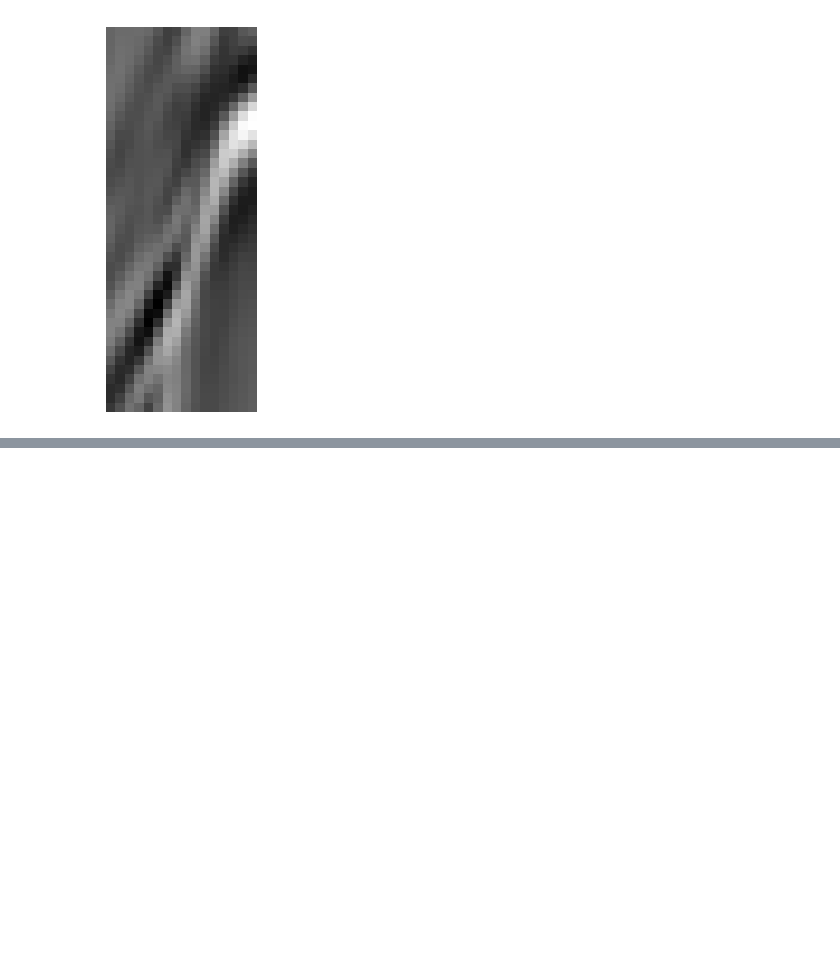
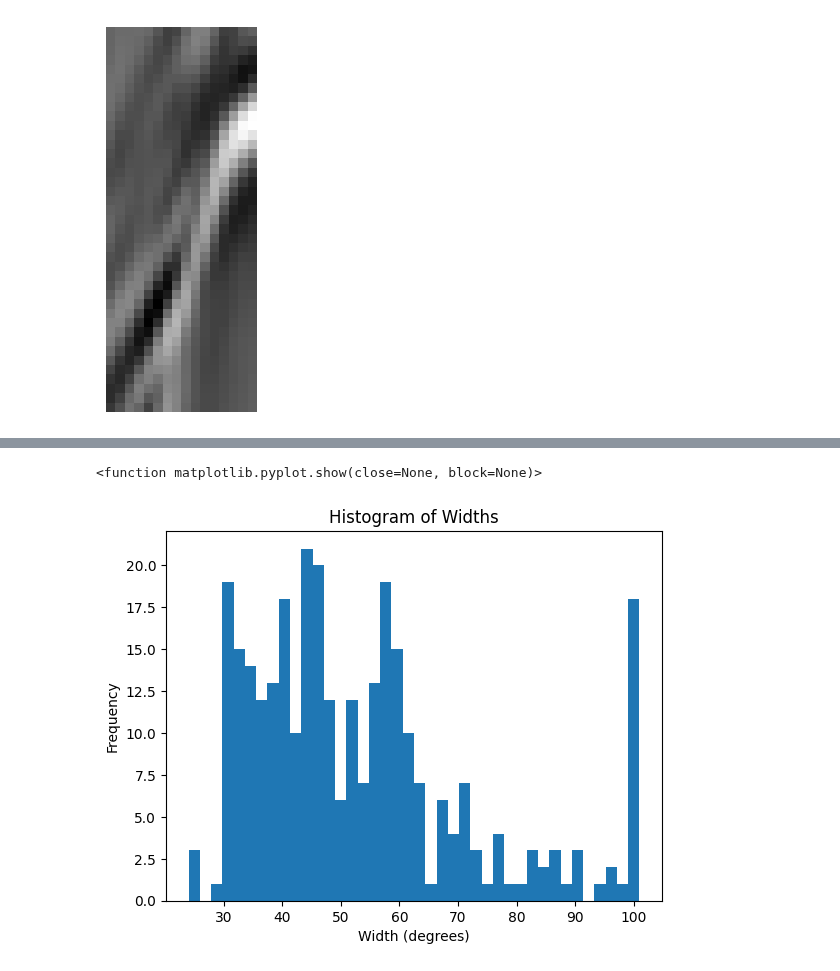
Before and after one commit to lucterres/textureSSD, a Jupyter notebook: angles.ipynb, the cells around one changed output, grey strips where cells are left out. Cells and saved outputs as stored; diff of their text form; code cells hidden in the pictures; blank space fills up the shorter version.

```diff
--- a/angles.ipynb
+++ b/angles.ipynb
@@ -112,0 +143,12 @@ plt.show
+# %%
+hist, bins = np.histogram(xDist, bins=20)
+
+# Plot the histogram
+plt.hist(xDist, bins=40)
+plt.title("Histogram of Widths")
+plt.xlabel("Width (degrees)")
+plt.ylabel("Frequency")
+plt.show
+# %% [output]
+<function matplotlib.pyplot.show(close=None, block=None)>
+[figure, added]
```
Also changed, not shown: parts of 5 cells of this notebook, 2 other files.
